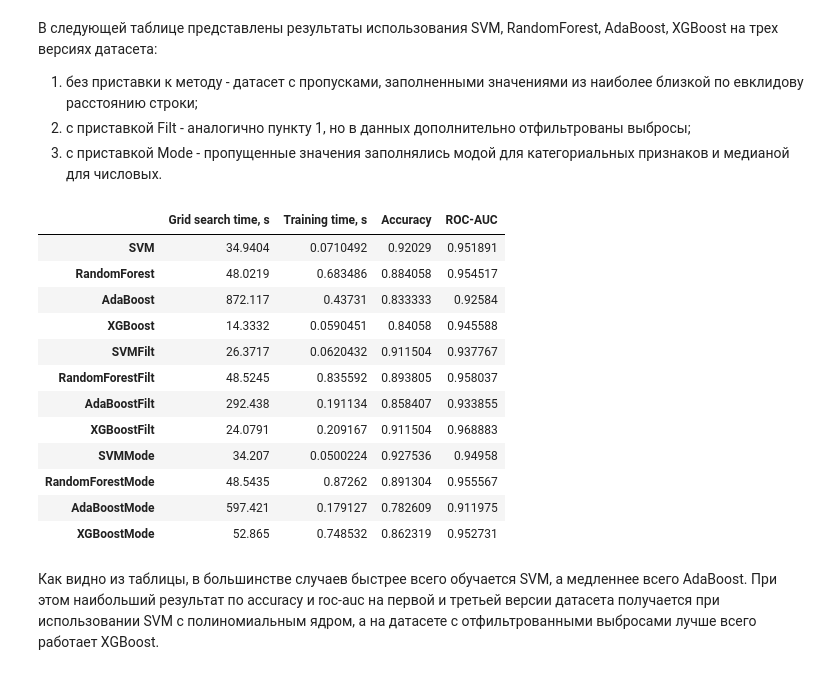
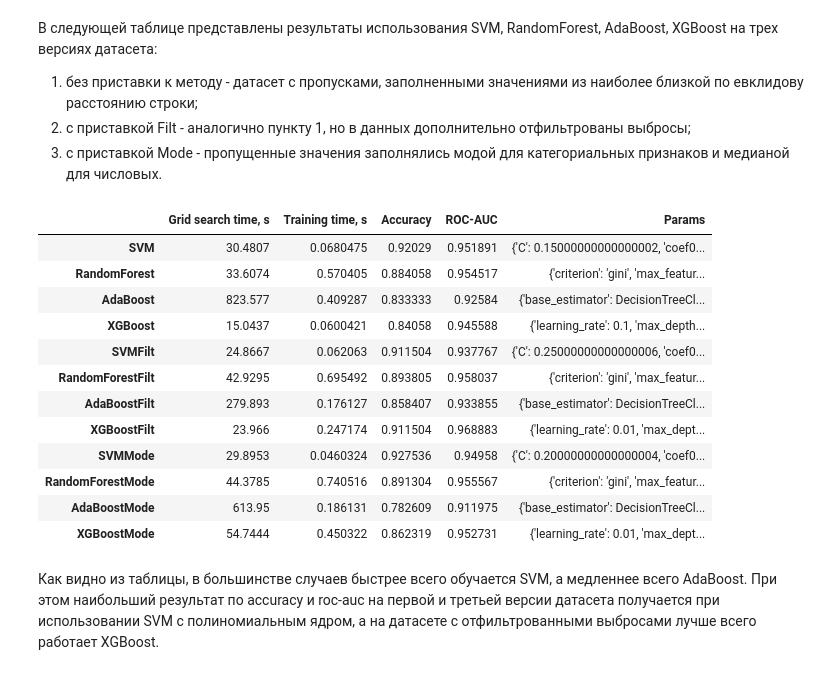
Before and after one commit to glkuzi/MLHomeworks, a Jupyter notebook: Homework_1_Kuzmin.ipynb, the cells around one changed output. Cells and saved outputs as stored; diff of their text form; code cells hidden in the pictures.

Commit message:
added parameters into final table

```diff
--- a/Homework_1_Kuzmin.ipynb
+++ b/Homework_1_Kuzmin.ipynb
@@ -673,7 +685,7 @@ y_pred_proba = clf.predict_proba(X_test_mode)
 acc = sklearn.metrics.accuracy_score(y_test_mode, y_pred)
 y_pred_proba = [y[1] for y in y_pred_proba]
 roc_auc = sklearn.metrics.roc_auc_score(y_test_mode, y_pred_proba)
-resMetrics_mode.append([abcCVTime_mode, abcTime_mode, matr, acc, roc_auc])
+resMetrics_mode.append([abcCVTime_mode, abcTime_mode, matr, acc, roc_auc, res[0]])
 print(res, resMetrics_mode[-1])
 # %% [output]
 [{'base_estimator': DecisionTreeClassifier(class_weight=None, criterion='gini', max_depth=6,
@@ -722,6 +739,6 @@ y_pred_proba = clf.predict_proba(X_test)
 acc = sklearn.metrics.accuracy_score(y_test, y_pred)
 y_pred_proba = [y[1] for y in y_pred_proba]
 roc_auc = sklearn.metrics.roc_auc_score(y_test, y_pred_proba)
-resMetrics.append([xgbCVTime, xgbTime, matr, acc, roc_auc])
+resMetrics.append([xgbCVTime, xgbTime, matr, acc, roc_auc, res[0]])
 print(res, resMetrics[-1])
 # %% [output]
@@ -762,6 +779,6 @@ y_pred_proba = clf.predict_proba(X_test_filt)
 acc = sklearn.metrics.accuracy_score(y_test_filt, y_pred)
 y_pred_proba = [y[1] for y in y_pred_proba]
 roc_auc = sklearn.metrics.roc_auc_score(y_test_filt, y_pred_proba)
-resMetrics_filt.append([xgbCVTime_filt, xgbTime_filt, matr, acc, roc_auc])
+resMetrics_filt.append([xgbCVTime_filt, xgbTime_filt, matr, acc, roc_auc, res[0]])
 print(res, resMetrics_filt[-1])
 # %% [output]
@@ -802,6 +819,6 @@ y_pred_proba = clf.predict_proba(X_test_mode)
 acc = sklearn.metrics.accuracy_score(y_test_mode, y_pred)
 y_pred_proba = [y[1] for y in y_pred_proba]
 roc_auc = sklearn.metrics.roc_auc_score(y_test_mode, y_pred_proba)
-resMetrics_mode.append([xgbCVTime_mode, xgbTime_mode, matr, acc, roc_auc])
+resMetrics_mode.append([xgbCVTime_mode, xgbTime_mode, matr, acc, roc_auc, res[0]])
 print(res, resMetrics_mode[-1])
 # %% [output]
@@ -817,28 +834,28 @@ print(res, resMetrics_mode[-1])
 2. с приставкой Filt - аналогично пункту 1, но в данных дополнительно отфильтрованы выбросы;
 3. с приставкой Mode - пропущенные значения заполнялись модой для категориальных признаков и медианой для числовых.
 # %%
-res_columns = ['Grid search time, s', 'Training time, s', 'Accuracy', 'ROC-AUC']
+res_columns = ['Grid search time, s', 'Training time, s', 'Accuracy', 'ROC-AUC', 'Params']
 res_indices = ['SVM', 'RandomForest', 'AdaBoost', 'XGBoost', 'SVMFilt','RandomForestFilt',
                'AdaBoostFilt', 'XGBoostFilt', 'SVMMode','RandomForestMode',
                'AdaBoostMode', 'XGBoostMode']
 resMetr = np.vstack([np.array(resMetrics), np.array(resMetrics_filt), np.array(resMetrics_mode)])
 
-result_df = pd.DataFrame(resMetr[:, [0, 1, 3, 4]], index=res_indices, columns=res_columns)
+result_df = pd.DataFrame(resMetr[:, [0, 1, 3, 4, 5]], index=res_indices, columns=res_columns)
 result_df
 # %% [output]
-|  | Grid search time, s | Training time, s | Accuracy | ROC-AUC |
-| SVM | 34.9404 | 0.0710492 | 0.92029 | 0.951891 |
-| RandomForest | 48.0219 | 0.683486 | 0.884058 | 0.954517 |
-| AdaBoost | 872.117 | 0.43731 | 0.833333 | 0.92584 |
-| XGBoost | 14.3332 | 0.0590451 | 0.84058 | 0.945588 |
-| SVMFilt | 26.3717 | 0.0620432 | 0.911504 | 0.937767 |
-| RandomForestFilt | 48.5245 | 0.835592 | 0.893805 | 0.958037 |
-| AdaBoostFilt | 292.438 | 0.191134 | 0.858407 | 0.933855 |
-| XGBoostFilt | 24.0791 | 0.209167 | 0.911504 | 0.968883 |
-| SVMMode | 34.207 | 0.0500224 | 0.927536 | 0.94958 |
-| RandomForestMode | 48.5435 | 0.87262 | 0.891304 | 0.955567 |
-| AdaBoostMode | 597.421 | 0.179127 | 0.782609 | 0.911975 |
-| XGBoostMode | 52.865 | 0.748532 | 0.862319 | 0.952731 |
+|  | Grid search time, s | Training time, s | Accuracy | ROC-AUC | Params |
+| SVM | 30.4807 | 0.0680475 | 0.92029 | 0.951891 | {'C': 0.15000000000000002, 'coef0... |
+| RandomForest | 33.6074 | 0.570405 | 0.884058 | 0.954517 | {'criterion': 'gini', 'max_featur... |
+| AdaBoost | 823.577 | 0.409287 | 0.833333 | 0.92584 | {'base_estimator': DecisionTreeCl... |
+| XGBoost | 15.0437 | 0.0600421 | 0.84058 | 0.945588 | {'learning_rate': 0.1, 'max_depth... |
+| SVMFilt | 24.8667 | 0.062063 | 0.911504 | 0.937767 | {'C': 0.25000000000000006, 'coef0... |
+| RandomForestFilt | 42.9295 | 0.695492 | 0.893805 | 0.958037 | {'criterion': 'gini', 'max_featur... |
+| AdaBoostFilt | 279.893 | 0.176127 | 0.858407 | 0.933855 | {'base_estimator': DecisionTreeCl... |
+| XGBoostFilt | 23.966 | 0.247174 | 0.911504 | 0.968883 | {'learning_rate': 0.01, 'max_dept... |
+| SVMMode | 29.8953 | 0.0460324 | 0.927536 | 0.94958 | {'C': 0.20000000000000004, 'coef0... |
+| RandomForestMode | 44.3785 | 0.740516 | 0.891304 | 0.955567 | {'criterion': 'gini', 'max_featur... |
+| AdaBoostMode | 613.95 | 0.186131 | 0.782609 | 0.911975 | {'base_estimator': DecisionTreeCl... |
+| XGBoostMode | 54.7444 | 0.450322 | 0.862319 | 0.952731 | {'learning_rate': 0.01, 'max_dept... |
 # %% [markdown]
 Как видно из таблицы, в большинстве случаев быстрее всего обучается SVM, а медленнее всего AdaBoost. При этом наибольший результат по accuracy и roc-auc на первой и третьей версии датасета получается при использовании SVM с полиномиальным ядром, а на датасете с отфильтрованными выбросами лучше всего работает XGBoost.
 # %% [markdown]
```
Also changed, not shown: parts of 18 cells of this notebook.
